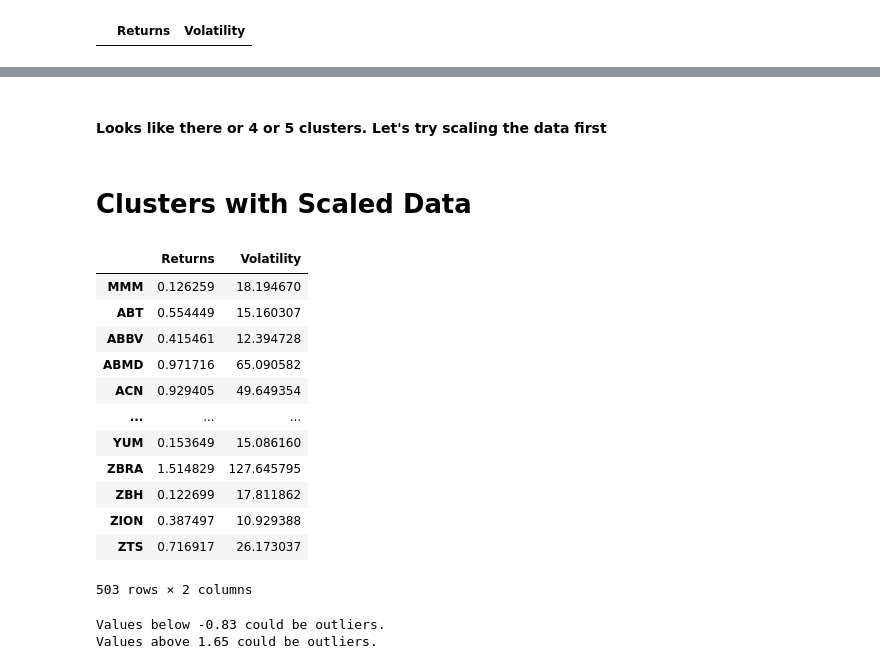
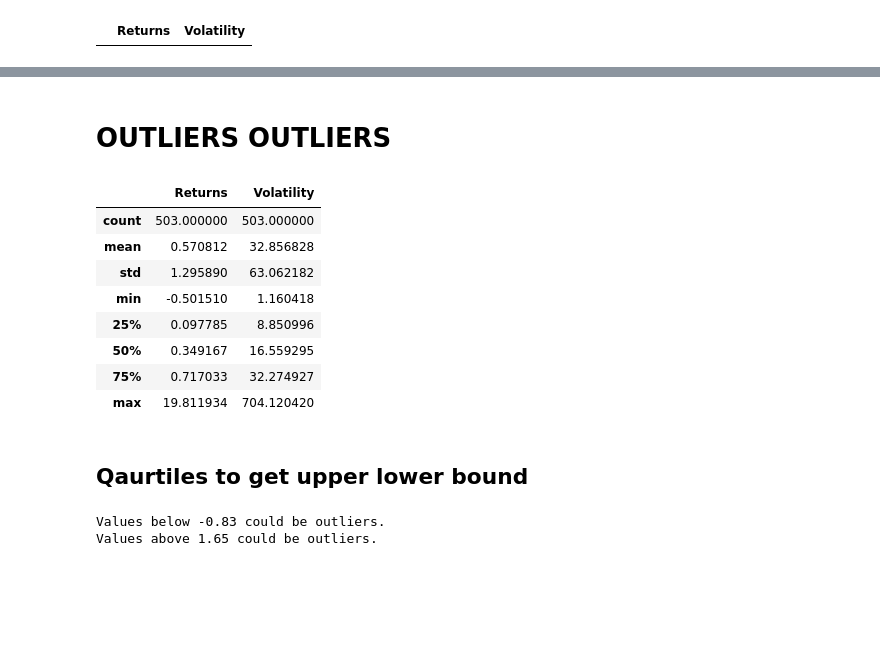
Before and after one commit to dschoen24/Stock-Prediction, a Jupyter notebook: Vasantha/Clustering_Stocks_corrected_sp500_outlier.ipynb, the cells around one changed output, grey strips where cells are left out. Cells and saved outputs as stored; diff of their text form; code cells hidden in the pictures; blank space fills up the shorter version.

```diff
--- a/Vasantha/Clustering_Stocks_corrected_sp500_outlier.ipynb
+++ b/Vasantha/Clustering_Stocks_corrected_sp500_outlier.ipynb
@@ -165,11 +162,0 @@ per_change[per_change['Volatility'].isna()]
-# %%
-distortions = []
-inertia = []
-k = range(1, 11)
-# Calculate the inertia for the range of k values
-for i in k:
-    km = KMeans(n_clusters=i, random_state=0)
-    km.fit(per_change)
-    distortions.append(sum(np.min(cdist(per_change, km.cluster_centers_,
-                                        'euclidean'), axis=1)) / per_change.shape[0])
-    inertia.append(km.inertia_)
@@ -193,23 +163,20 @@ plt.show()
-# %% [markdown]
-#### Looks like there or 4 or 5 clusters. Let's try scaling the data first
-# %% [markdown]
-# Clusters with Scaled Data
-# %%
-per_change
-# %% [output]
-|  | Returns | Volatility |
-| MMM | 0.126259 | 18.194670 |
-| ABT | 0.554449 | 15.160307 |
-| ABBV | 0.415461 | 12.394728 |
-| ABMD | 0.971716 | 65.090582 |
-| ACN | 0.929405 | 49.649354 |
-| ... | ... | ... |
-| YUM | 0.153649 | 15.086160 |
-| ZBRA | 1.514829 | 127.645795 |
-| ZBH | 0.122699 | 17.811862 |
-| ZION | 0.387497 | 10.929388 |
-| ZTS | 0.716917 | 26.173037 |
-503 rows × 2 columns
+# %% [markdown]
+# OUTLIERS OUTLIERS
+# %%
+# Summary Statistics
+per_change.describe()
+# %% [output]
+|  | Returns | Volatility |
+| count | 503.000000 | 503.000000 |
+| mean | 0.570812 | 32.856828 |
+| std | 1.295890 | 63.062182 |
+| min | -0.501510 | 1.160418 |
+| 25% | 0.097785 | 8.850996 |
+| 50% | 0.349167 | 16.559295 |
+| 75% | 0.717033 | 32.274927 |
+| max | 19.811934 | 704.120420 |
+# %% [markdown]
+## Qaurtiles to get upper lower bound
 # %%
 val1 = per_change["Returns"]
 quartiles_var = val1.quantile([.25,.5,.75]).round(2)
```
Also changed, not shown: parts of 6 cells of this notebook, 1 other file.
